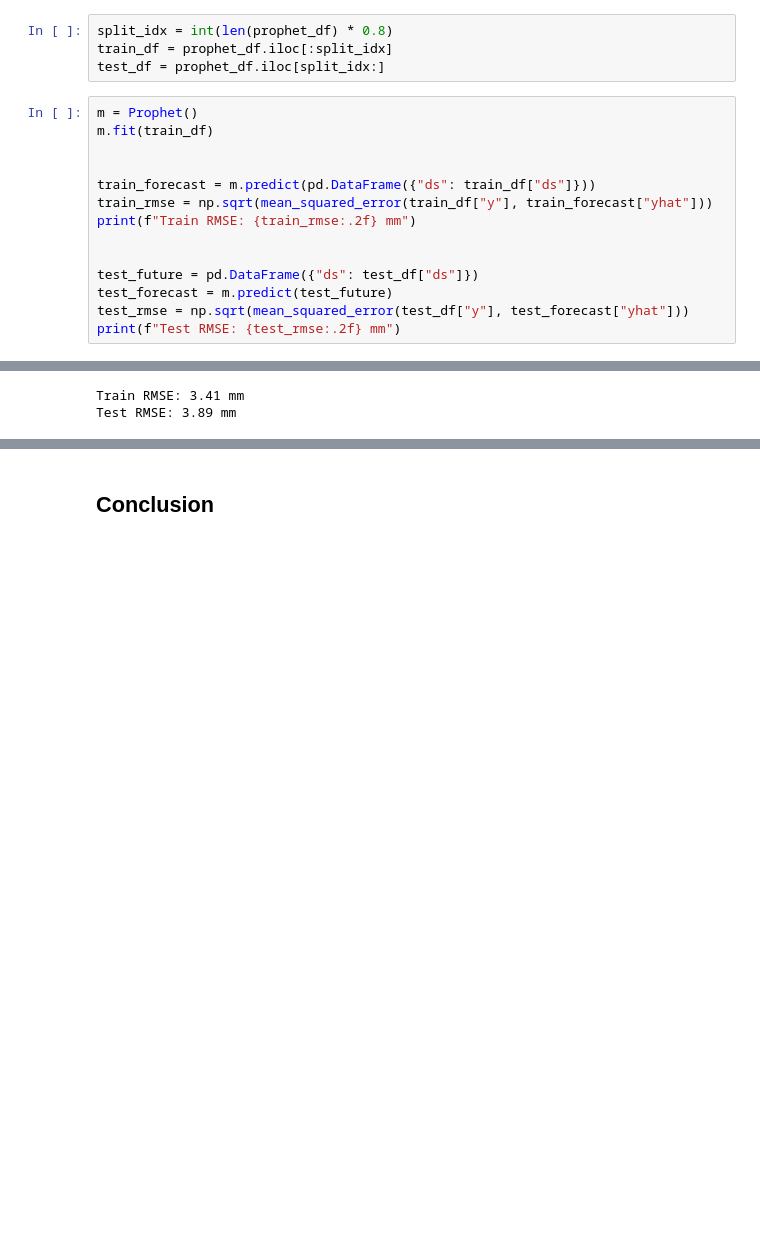
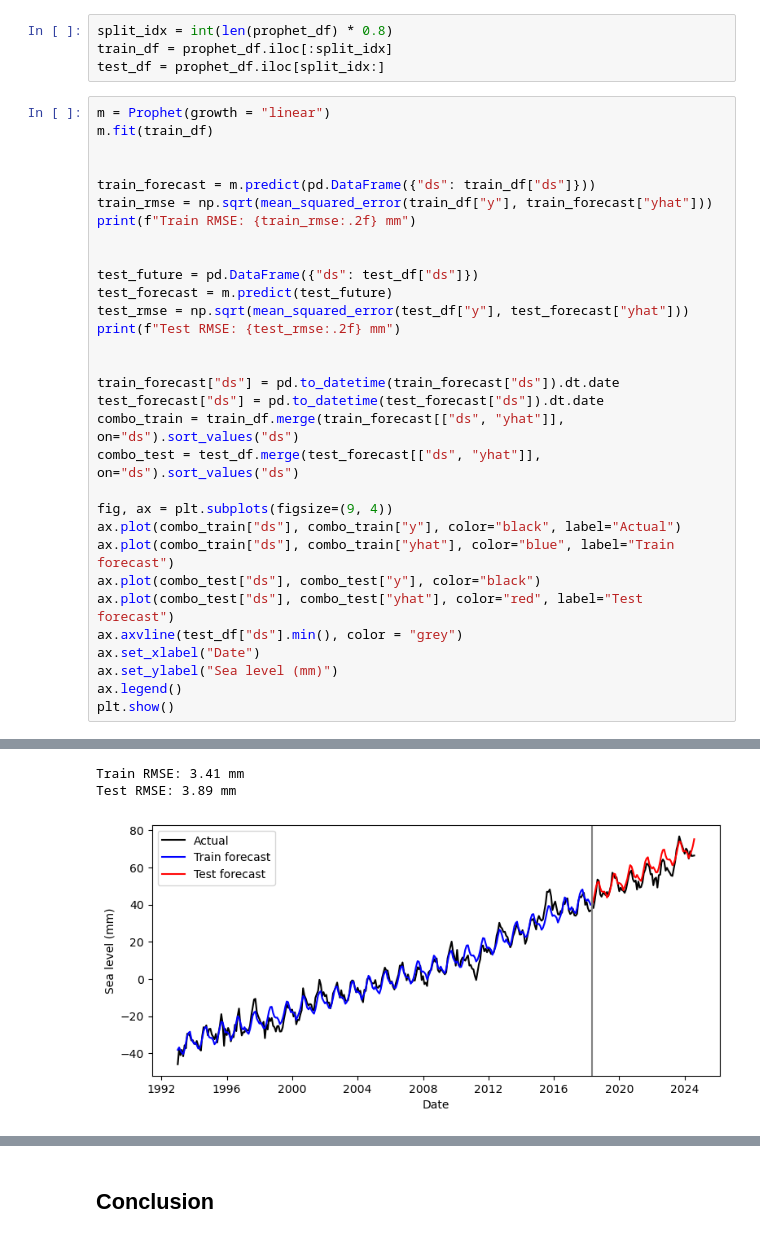
Before and after one commit to Arcyill/ECON-323-Project, a Jupyter notebook: Main.ipynb, the cells around one changed output, grey strips where cells are left out. Cells and saved outputs as stored; diff of their text form; blank space fills up the shorter version.

```diff
--- a/Main.ipynb
+++ b/Main.ipynb
@@ -397,7 +391,7 @@ split_idx = int(len(prophet_df) * 0.8)
 train_df = prophet_df.iloc[:split_idx]
 test_df = prophet_df.iloc[split_idx:]
 # %%
-m = Prophet()
+m = Prophet(growth = "linear")
 m.fit(train_df)
 
 
@@ -410,4 +404,21 @@ test_future = pd.DataFrame({"ds": test_df["ds"]})
 test_forecast = m.predict(test_future)
 test_rmse = np.sqrt(mean_squared_error(test_df["y"], test_forecast["yhat"]))
 print(f"Test RMSE: {test_rmse:.2f} mm")
+
+
+train_forecast["ds"] = pd.to_datetime(train_forecast["ds"]).dt.date
+test_forecast["ds"] = pd.to_datetime(test_forecast["ds"]).dt.date
+combo_train = train_df.merge(train_forecast[["ds", "yhat"]], on="ds").sort_values("ds")
+combo_test = test_df.merge(test_forecast[["ds", "yhat"]], on="ds").sort_values("ds")
+
+fig, ax = plt.subplots(figsize=(9, 4))
+ax.plot(combo_train["ds"], combo_train["y"], color="black", label="Actual")
+ax.plot(combo_train["ds"], combo_train["yhat"], color="blue", label="Train forecast")
+ax.plot(combo_test["ds"], combo_test["y"], color="black")
+ax.plot(combo_test["ds"], combo_test["yhat"], color="red", label="Test forecast")
+ax.axvline(test_df["ds"].min(), color = "grey")
+ax.set_xlabel("Date")
+ax.set_ylabel("Sea level (mm)")
+ax.legend()
+plt.show()
 # %% [output]
@@ -416,2 +427,3 @@ print(f"Test RMSE: {test_rmse:.2f} mm")
 Train RMSE: 3.41 mm
 Test RMSE: 3.89 mm
+[figure, added]
```
Also changed, not shown: parts of 45 cells of this notebook.
